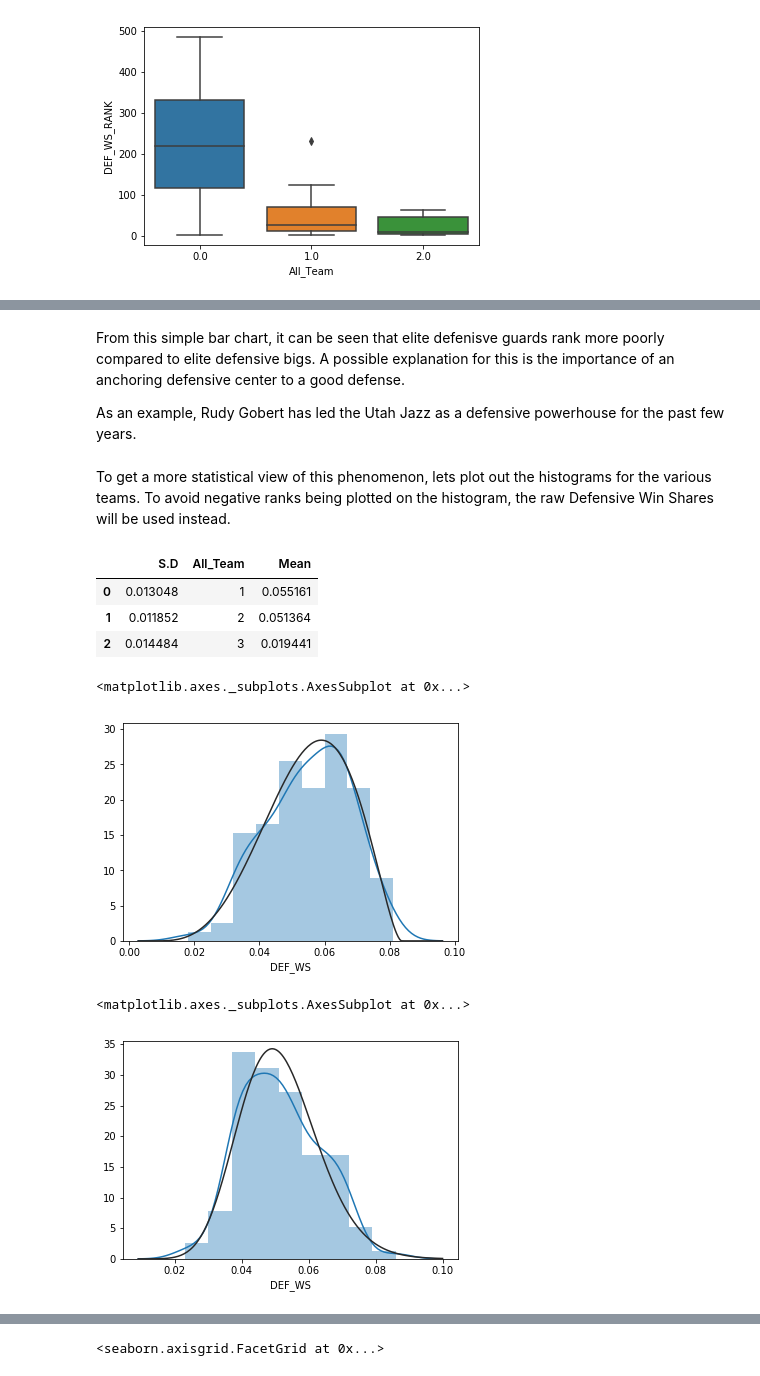
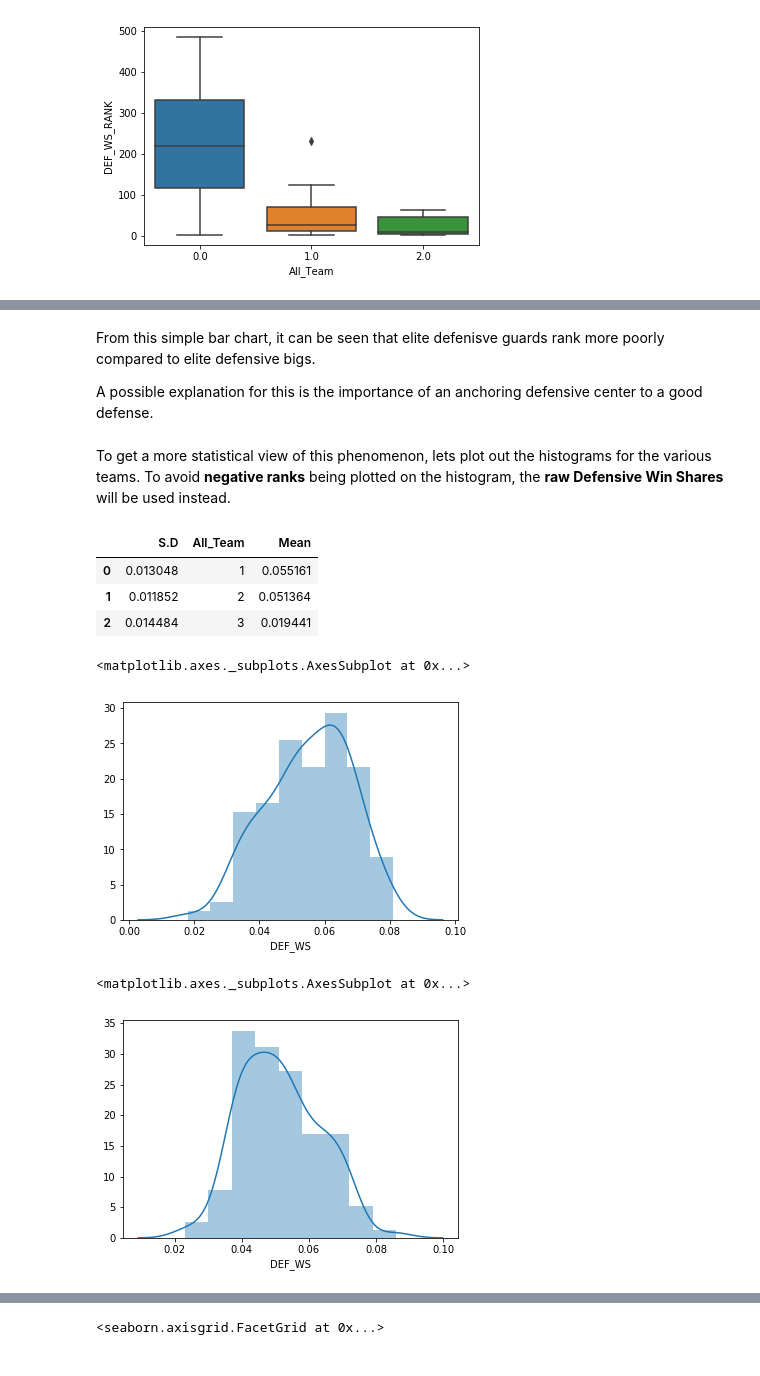
Before and after one commit to jon88cho/Basketball, a Jupyter notebook: Defense/Defensive_Impact.ipynb, the cells around one changed output, grey strips where cells are left out. Cells and saved outputs as stored; diff of their text form; code cells hidden in the pictures.

```diff
--- a/Defense/Defensive_Impact.ipynb
+++ b/Defense/Defensive_Impact.ipynb
@@ -41,7 +44,8 @@ Both_Teams = First_Team.append(Second_Team)
 # %% [markdown]
 Import the rest of the data
 # %%
-Defensive_Tracking,Defense_General,Shooting,Hustle = stats.Defensive_Stats()
+Defense_General = stats.Defense_General()
+Shooting = stats.Shooting()
 # %%
 #Player_info = stats.player_stats()
 Player_info = pd.read_csv("Player_info.csv")
@@ -443,9 +643,9 @@ sns.factorplot(x = "Pos", y = 'DEF_WS_RANK', data = First_Team_DWS, kind = 'bar'
 # %% [markdown]
-From this simple bar chart, it can be seen that elite defenisve guards rank more poorly compared to elite defensive bigs. A possible explanation for this is the importance of an anchoring defensive center to a good defense.
+From this simple bar chart, it can be seen that elite defenisve guards rank more poorly compared to elite defensive bigs.
 
-As an example, Rudy Gobert has led the Utah Jazz as a defensive powerhouse for the past few years.
+A possible explanation for this is the importance of an anchoring defensive center to a good defense.
 # %% [markdown]
-To get a more statistical view of this phenomenon, lets plot out the histograms for the various teams. To avoid negative ranks being plotted on the histogram, the raw Defensive Win Shares will be used instead.
+To get a more statistical view of this phenomenon, lets plot out the histograms for the various teams. To avoid __negative ranks__ being plotted on the histogram, the __raw Defensive Win Shares__ will be used instead.
 # %%
 First_Team_DWS = Defense_General['DEF_WS'][Defense_General['All_Team']==1]
 Second_Team_DWS = Defense_General['DEF_WS'][Defense_General['All_Team']==2]
@@ -462,14 +662,14 @@ SD_and_Mean
 | 1 | 0.011852 | 2 | 0.051364 |
 | 2 | 0.014484 | 3 | 0.019441 |
 # %%
-sns.distplot(First_Team_DWS,fit = scipy.beta)
+sns.distplot(First_Team_DWS)
 # %% [output]
 <matplotlib.axes._subplots.AxesSubplot at 0x...>
-[figure, old version]
+[figure, new version]
 # %%
-sns.distplot(Second_Team_DWS, fit = scipy.gamma)
+sns.distplot(Second_Team_DWS)
 # %% [output]
 <matplotlib.axes._subplots.AxesSubplot at 0x...>
-[figure, old version]
+[figure, new version]
 # %%
 sns.distplot(Non_nominees_DWS,fit = scipy.norm)
```
Also changed, not shown: parts of 97 cells of this notebook, 3 other files.
